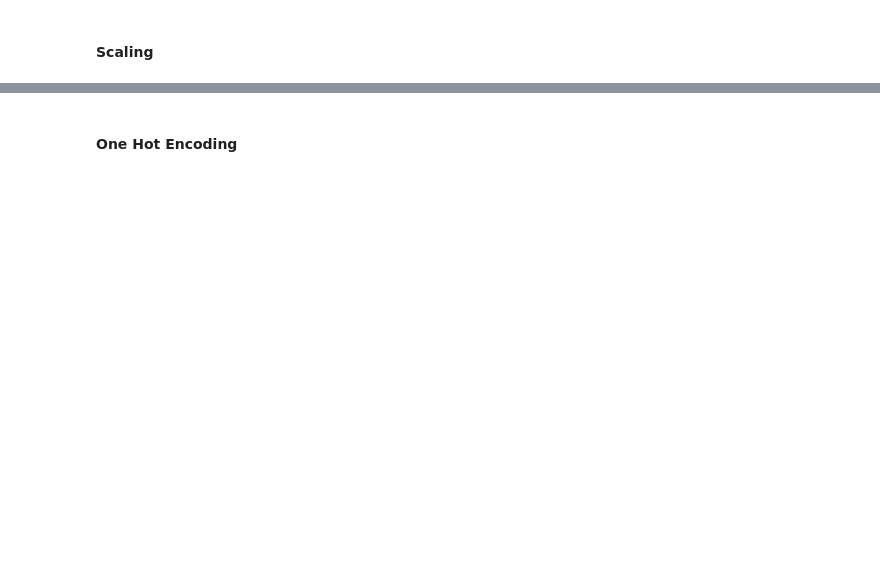
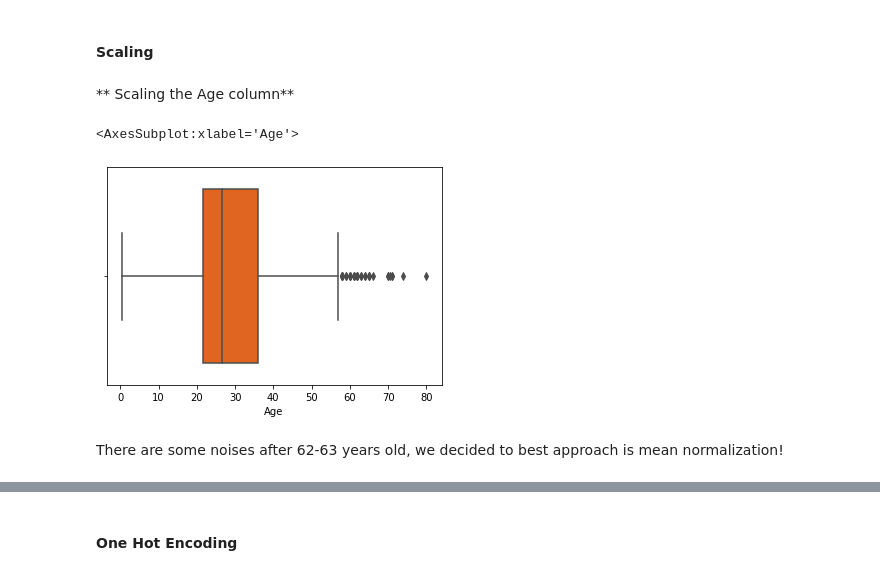
Before and after one commit to AnakinStrive/Titanic, a Jupyter notebook: Main_Notebook.ipynb, the cells around one changed output, grey strips where cells are left out. Cells and saved outputs as stored; diff of their text form; code cells hidden in the pictures; blank space fills up the shorter version.

```diff
--- a/Main_Notebook.ipynb
+++ b/Main_Notebook.ipynb
@@ -91,0 +116,3 @@ test_df.loc[test_df["Cabin"] == "Has Cabin", "Cabin" ] =1
+# %%
+train_df.Age.fillna(train_df.groupby(['Pclass', 'Sex']).Age.transform('mean'), inplace=True)
+test_df.Age.fillna(test_df.groupby(['Pclass', 'Sex']).Age.transform('mean'), inplace=True)
@@ -104,2 +130,11 @@ test_df['Embarked']=test_df['Embarked'].fillna(test_df['Embarked'].mode()[0])
 # %% [markdown]
 #### Scaling
+# %% [markdown]
+** Scaling the Age column**
+# %%
+sns.boxplot(x=train_df["Age"],palette='hot')
+# %% [output]
+<AxesSubplot:xlabel='Age'>
+[figure, added]
+# %% [markdown]
+There are some noises after 62-63 years old, we decided to best approach is mean normalization!
```
Also changed, not shown: parts of 28 cells of this notebook, 2 other files.
